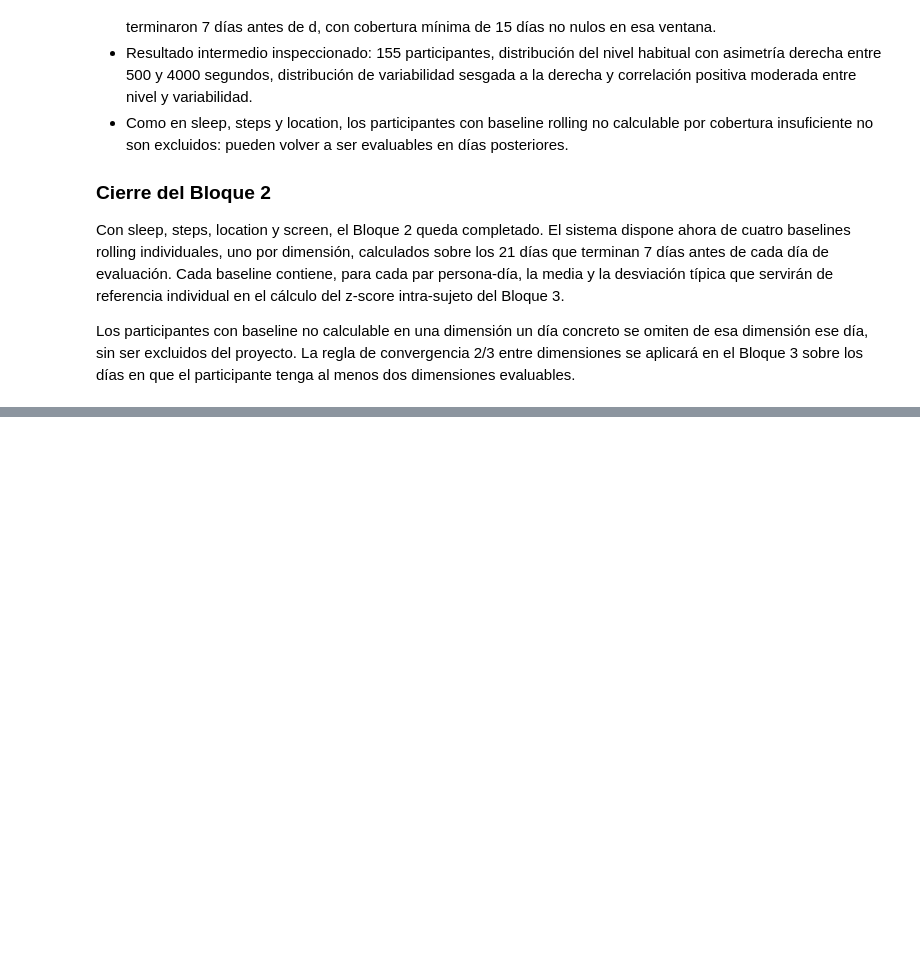
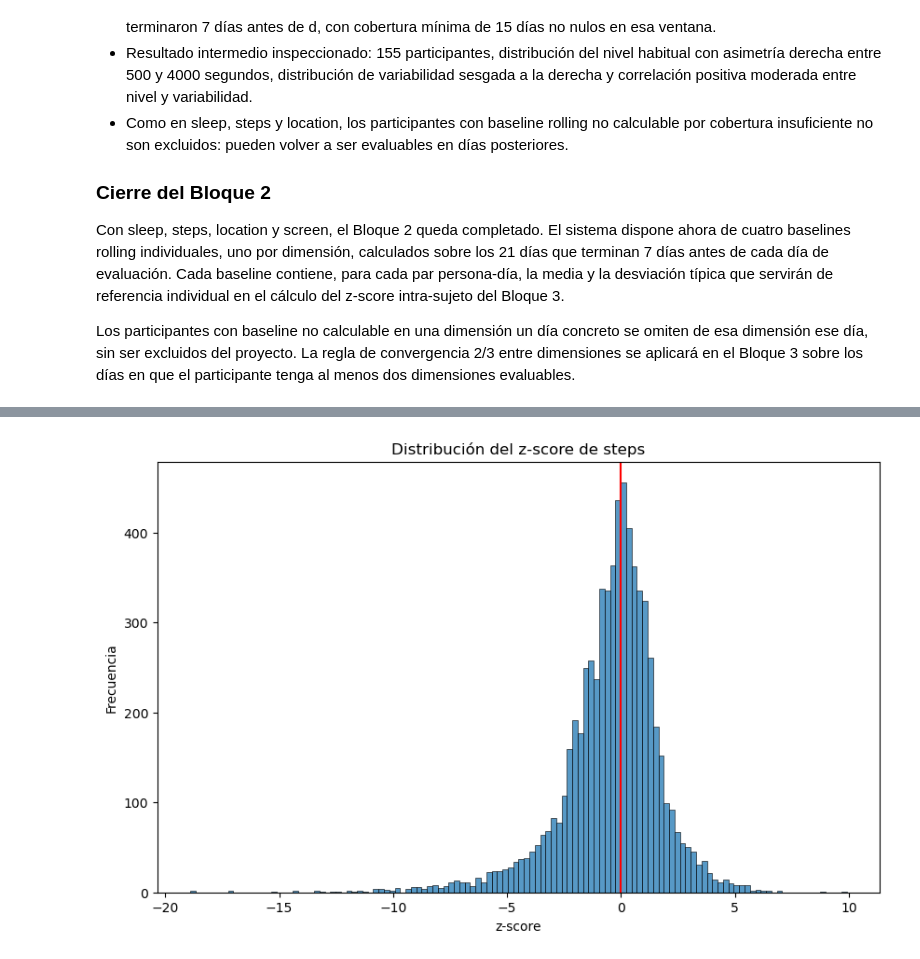
Before and after one commit to alejandrobarriel/globem, a Jupyter notebook: notebooks/globem.ipynb, the cells around one changed output, grey strips where cells are left out. Saved outputs shown, nothing was run; the diff lists cells and outputs as text; code cells hidden in the pictures; blank space fills up the shorter version.

```diff
--- a/notebooks/globem.ipynb
+++ b/notebooks/globem.ipynb
@@ -1540,0 +1456,6 @@ Name: f_slp:fitbit_sleep_summary_rapids_sumdurationasleepmain:7dhist, Length: 14
+# %%
+z_steps = pd.Series(
+    (df_steps[col_steps].values - baseline_steps["mean"].values) / baseline_steps["std"].values,
+    index=baseline_steps.index
+)
+z_steps.dropna().head()
@@ -1540,0 +1648,12 @@ Name: f_slp:fitbit_sleep_summary_rapids_sumdurationasleepmain:7dhist, Length: 14
+# %%
+# Histograma z-score steps
+
+plt.figure(figsize=(10,6))
+sns.histplot(z_steps.dropna())
+plt.axvline(0, color="red", linestyle="-")
+plt.title("Distribución del z-score de steps")
+plt.xlabel("z-score")
+plt.ylabel("Frecuencia")
+plt.show()
+# %% [output]
+[figure, added]
```
Also changed, not shown: parts of 36 cells of this notebook.
